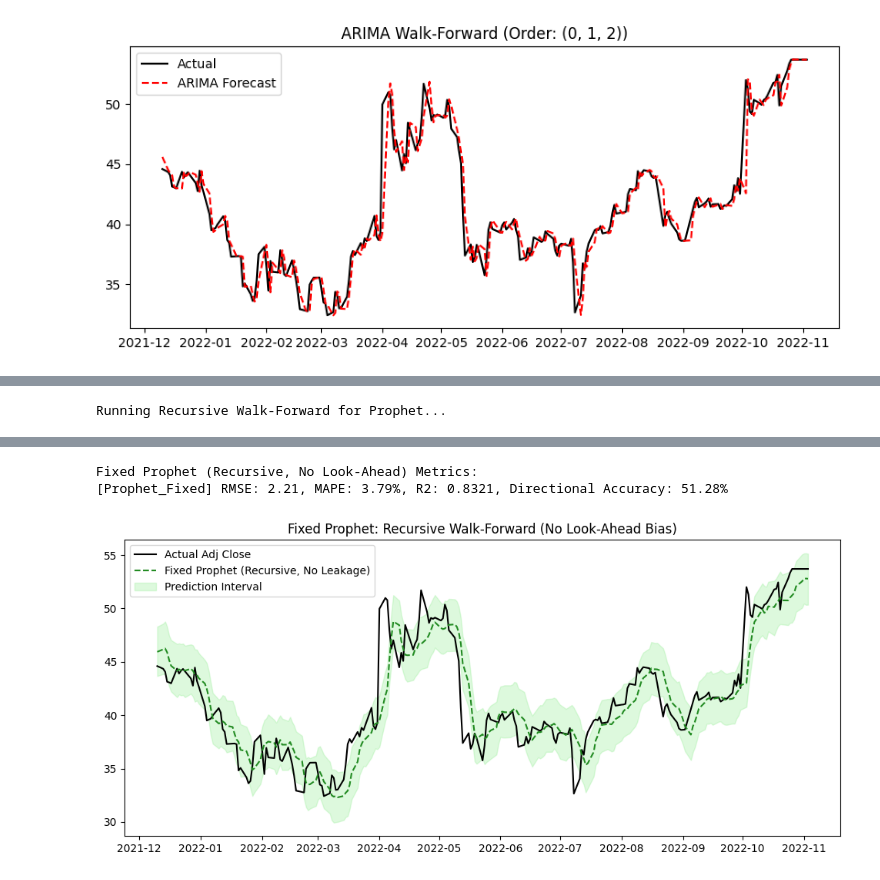
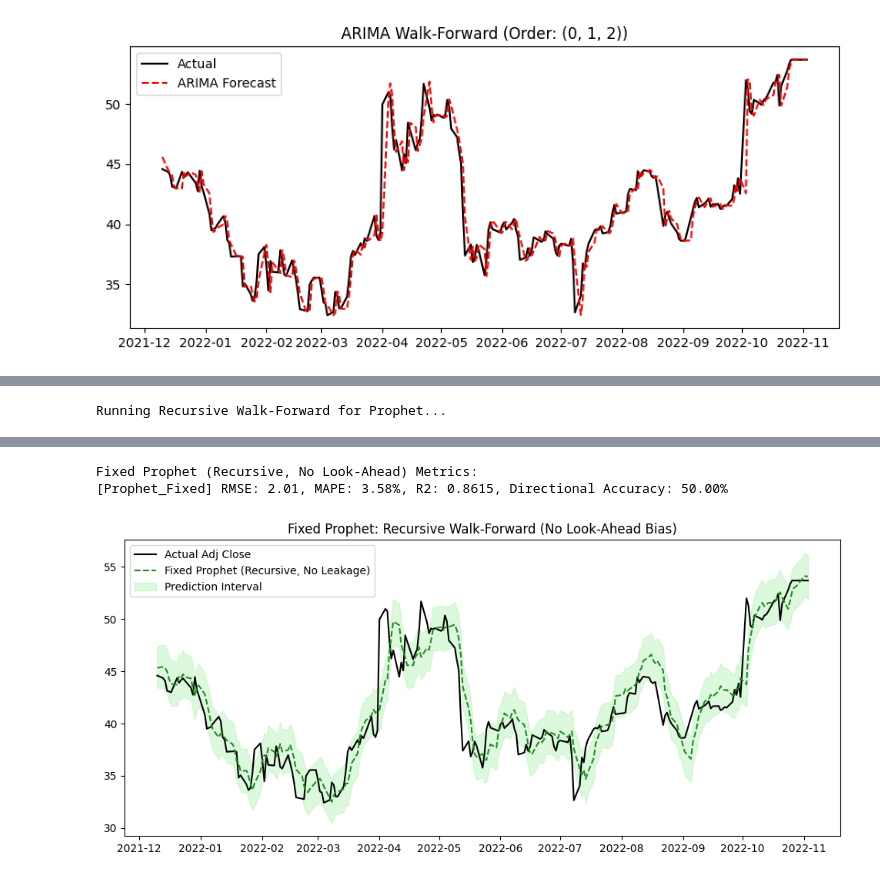
Before and after one commit to zirconnotfound/stock-market-forecast, a Jupyter notebook: twitter_stock_recursive_wf.ipynb, the cells around one changed output, grey strips where cells are left out. Saved outputs shown, nothing was run; the diff lists cells and outputs as text; code cells hidden in the pictures.

```diff
--- a/twitter_stock_recursive_wf.ipynb
+++ b/twitter_stock_recursive_wf.ipynb
@@ -46,7 +46,7 @@ Pipeline ready. Train: 2111, Test: 235
 # %%
 def get_features(history_df, model=None):
     """Calculates features for the most recent point in the provided history."""
-    recent = history_df.tail(60).copy()
+    recent = history_df.tail(120).copy()
 
     std20 = recent['Adj Close'].rolling(20).std().iloc[-1]
 
@@ -89,6 +89,7 @@ def get_features(history_df, model=None):
             recent['High'].iloc[-1],
             recent['Low'].iloc[-1],
             recent['Volume'].iloc[-1],
+            recent['Adj Close'].iloc[-1],
             ma10,
             ma50,
             macd,
@@ -224,7 +225,7 @@ def prepare_static_features(data_df, model=None):
 
     if (model == 'lr') | (model == 'rf'):
         features = [
-            'Open', 'High', 'Low', 'Volume',
+            'Open', 'High', 'Low', 'Volume', 'Adj Close',
             'MA10', 'MA50', 'MACD', 'EMA12', 'EMA26', 'RSI', 'STD20'
         ]
     else:
@@ -305,9 +306,6 @@ rf_param_grid = {
     'max_depth': [3, 5, 7, 10, 15, 20, None],
     'min_samples_split': [2, 3, 4, 5, 6, 8, 10],
     'min_samples_leaf': [1, 2, 3, 4, 5],
-    'max_features': ['sqrt', 'log2', None],
-    'bootstrap': [True, False],
-    'criterion': ['squared_error', 'absolute_error']
 }
 
 # 2. TIME SERIES CROSS-VALIDATION
@@ -319,7 +317,7 @@ print("Searching for optimized Random Forest parameters using RandomizedSearchCV
 rf_random_search = RandomizedSearchCV(
     estimator=rf_base,
     param_distributions=rf_param_grid,
-    n_iter=100,
+    n_iter=200,
     cv=tscv,
     scoring=da_scorer,
     n_jobs=-1,
@@ -581,10 +588,18 @@ from prophet import Prophet
 prophet_prep = train.copy()
 prophet_prep['Lagged_Volume'] = prophet_prep['Volume'].shift(1)
 prophet_prep['MA5'] = prophet_prep[target].rolling(window=5).mean().shift(1)
+prophet_prep['RSI'] = 100 - (
+    100 / (
+        1 + (
+            prophet_prep[target].diff().clip(lower=0).rolling(window=14, min_periods=14).mean() /
+            (-prophet_prep[target].diff().clip(upper=0)).rolling(window=14, min_periods=14).mean()
+        )
+    )
+)
 prophet_prep = prophet_prep.dropna()
 
 # Prepare Dataframe
-prophet_df = prophet_prep.reset_index()[['Date', target, 'Lagged_Volume', 'MA5']].rename(
+prophet_df = prophet_prep.reset_index()[['Date', target, 'Lagged_Volume', 'MA5', 'RSI']].rename(
     columns={'Date': 'ds', target: 'y'}
 )
 
@@ -605,6 +620,7 @@ m.add_country_holidays(country_name='US')
 # Add Lagged Regressors
 m.add_regressor('Lagged_Volume')
 m.add_regressor('MA5')
+m.add_regressor('RSI')
 
 # 3. Initial Fit
 m.fit(prophet_df)
@@ -622,9 +638,17 @@ for i in range(len(test)):
     temp_train = prophet_history.copy()
     temp_train['Lagged_Volume'] = temp_train['Volume'].shift(1)
     temp_train['MA5'] = temp_train[target].rolling(window=5).mean().shift(1)
+    temp_train['RSI'] = 100 - (
+        100 / (
+            1 + (
+                temp_train[target].diff().clip(lower=0).rolling(window=14, min_periods=14).mean() /
+                (-temp_train[target].diff().clip(upper=0)).rolling(window=14, min_periods=14).mean()
+            )
+        )
+    )
     temp_train = temp_train.dropna()
 
-    prophet_df_temp = temp_train.reset_index()[['Date', target, 'Lagged_Volume', 'MA5']].rename(
+    prophet_df_temp = temp_train.reset_index()[['Date', target, 'Lagged_Volume', 'MA5', 'RSI']].rename(
         columns={'Date': 'ds', target: 'y'}
     )
 
@@ -642,6 +666,7 @@ for i in range(len(test)):
         m_temp.add_country_holidays(country_name='US')
         m_temp.add_regressor('Lagged_Volume')
         m_temp.add_regressor('MA5')
+        m_temp.add_regressor('RSI')
         m_temp.fit(prophet_df_temp)
 
     # Create future dataframe for next day only
@@ -653,6 +678,12 @@ for i in range(len(test)):
 
     future_day['Lagged_Volume'] = last_volume
     future_day['MA5'] = last_ma5
+    # RSI calculation
+    delta = prophet_history[target].diff()
+    gain = (delta.where(delta > 0, 0)).rolling(14).mean().iloc[-1]
+    loss = (-delta.where(delta < 0, 0)).rolling(14).mean().iloc[-1]
+    rsi = 100 - (100 / (1 + (gain/loss))) if loss != 0 else 50
+    future_day['RSI'] = rsi
 
     # Predict
     forecast_day = m_temp.predict(future_day)
@@ -676,6 +707,11 @@ last_vol = prophet_history['Volume'].iloc[-1]
 last_ma = prophet_history[target].tail(5).mean()
 future_all['Lagged_Volume'] = last_vol
 future_all['MA5'] = last_ma
+delta = prophet_history[target].diff()
+gain = (delta.where(delta > 0, 0)).rolling(14).mean().iloc[-1]
+loss = (-delta.where(delta < 0, 0)).rolling(14).mean().iloc[-1]
+rsi = 100 - (100 / (1 + (gain/loss))) if loss != 0 else 50
+future_all['RSI'] = rsi
 forecast_sample = m_temp.predict(future_all)
 
 plt.figure(figsize=(12, 5))
@@ -715,6 +751,6 @@ Running Recursive Walk-Forward for Prophet...
 Fixed Prophet (Recursive, No Look-Ahead) Metrics:
-[Prophet_Fixed] RMSE: 2.21, MAPE: 3.79%, R2: 0.8321, Directional Accuracy: 51.28%
+[Prophet_Fixed] RMSE: 2.01, MAPE: 3.58%, R2: 0.8615, Directional Accuracy: 50.00%
-[figure, old version]
+[figure, new version]
 # %%
 plt.figure(figsize=(16, 9))
 plt.plot(test.index, test[target], label='Actual Adj Close', color='black', linewidth=2.5)
```
Also changed, not shown: parts of 7 cells of this notebook.
